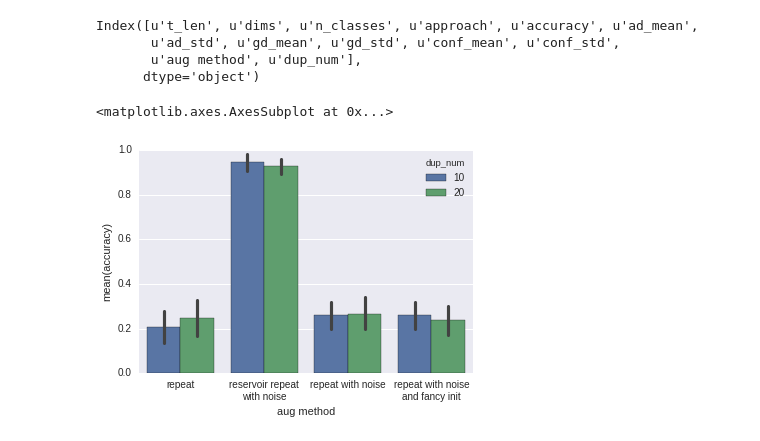
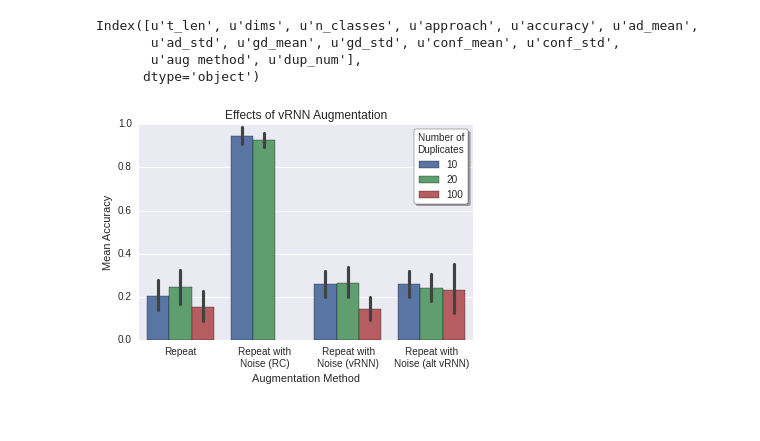
Before and after one commit to Seanny123/rnn-comparison, a Jupyter notebook: plot_catchup_results.ipynb, the cells around one changed output. Drawn from its saved outputs; the diff is of its cells as text; code cells hidden in the pictures.

```diff
--- a/plot_catchup_results.ipynb
+++ b/plot_catchup_results.ipynb
@@ -9,8 +9,11 @@ af = pd.read_hdf('results/ann_catchup_res_20_04_25_49.h5')
 af["dup_num"] = 20
 bf = pd.read_hdf('results/ann_catchup_res_10_04_25_30.h5')
 bf["dup_num"] = 10
+# %%
+nf = pd.read_hdf('results/ann_catchup_res_100_05_04_55.h5')
+nf["dup_num"] = 100
 # %%
-cf = pd.concat((af, bf))
+cf = pd.concat((af, bf, nf))
 cf.columns
 # %% [output]
 Index([u't_len', u'dims', u'n_classes', u'approach', u'accuracy', u'ad_mean',
@@ -20,9 +23,22 @@ Index([u't_len', u'dims', u'n_classes', u'approach', u'accuracy', u'ad_mean',
 # %%
 cf.loc[cf['approach'] == 'fvRNN', 'aug method'] = 'repeat with noise\nand fancy init'
 cf.loc[cf['approach'] == 'RC', 'aug method'] = 'reservoir repeat\nwith noise'
-# %%
-# we have to come up with a clever way of defining x
-sns.barplot(x="aug method", y="accuracy", hue="dup_num", data=cf)
-# %% [output]
-<matplotlib.axes.AxesSubplot at 0x...>
-[figure, removed]
+# %%
+# we have to come up with a clever way of defining x
+ff = sns.barplot(x="aug method", y="accuracy", hue="dup_num", data=cf)
+ff.set_xlabel("Augmentation Method")
+ff.set_ylabel("Mean Accuracy")
+ff.set_title("Effects of vRNN Augmentation")
+ff.set_xticklabels(
+    ["Repeat", "Repeat with\nNoise (RC)", "Repeat with\nNoise (vRNN)", "Repeat with\nNoise (alt vRNN)"]
+)
+leg = ff.legend(title="Number of\nDuplicates", frameon=True, fancybox=True, shadow=True, framealpha=1, loc="upper right")
+fl = leg.get_frame()
+fl.set_facecolor('white')
+fl.set_edgecolor('black')
+
+fig = ff.get_figure()
+fig.subplots_adjust(bottom=0.15)
+fig.savefig("ann_catchup.pdf", format="pdf", bbox_inches='tight')
+# %% [output]
+[figure, added]
```
Also changed, not shown: 12 other files.
